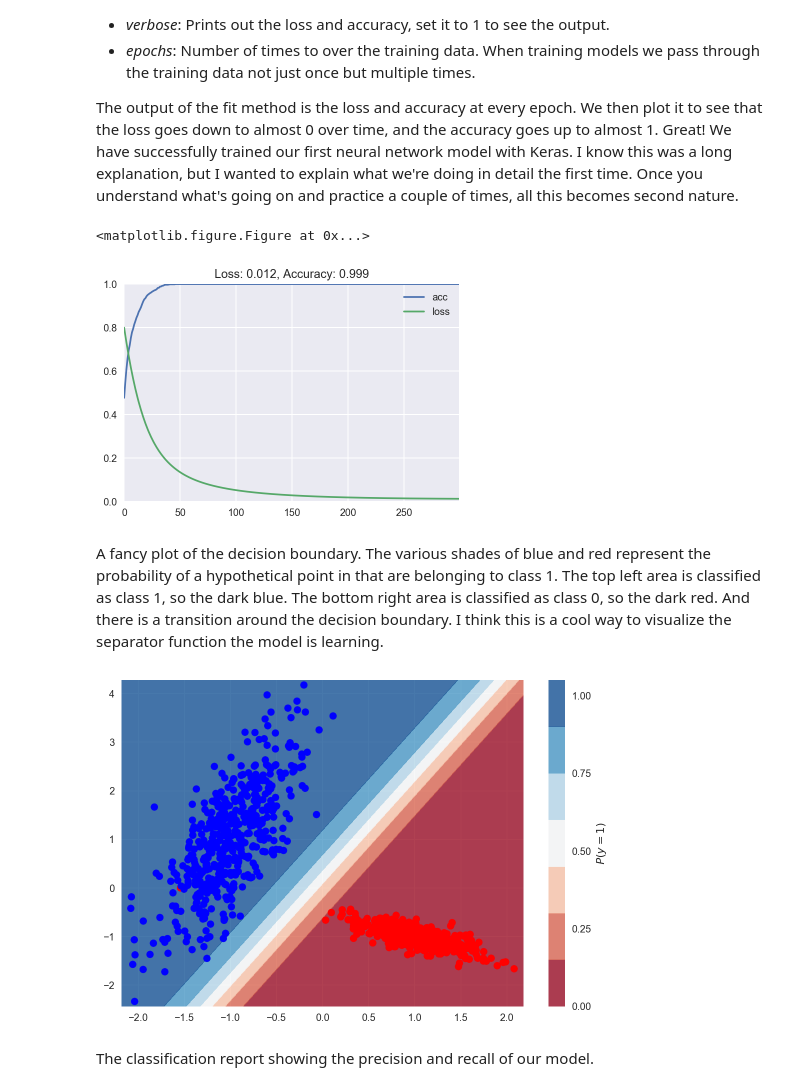
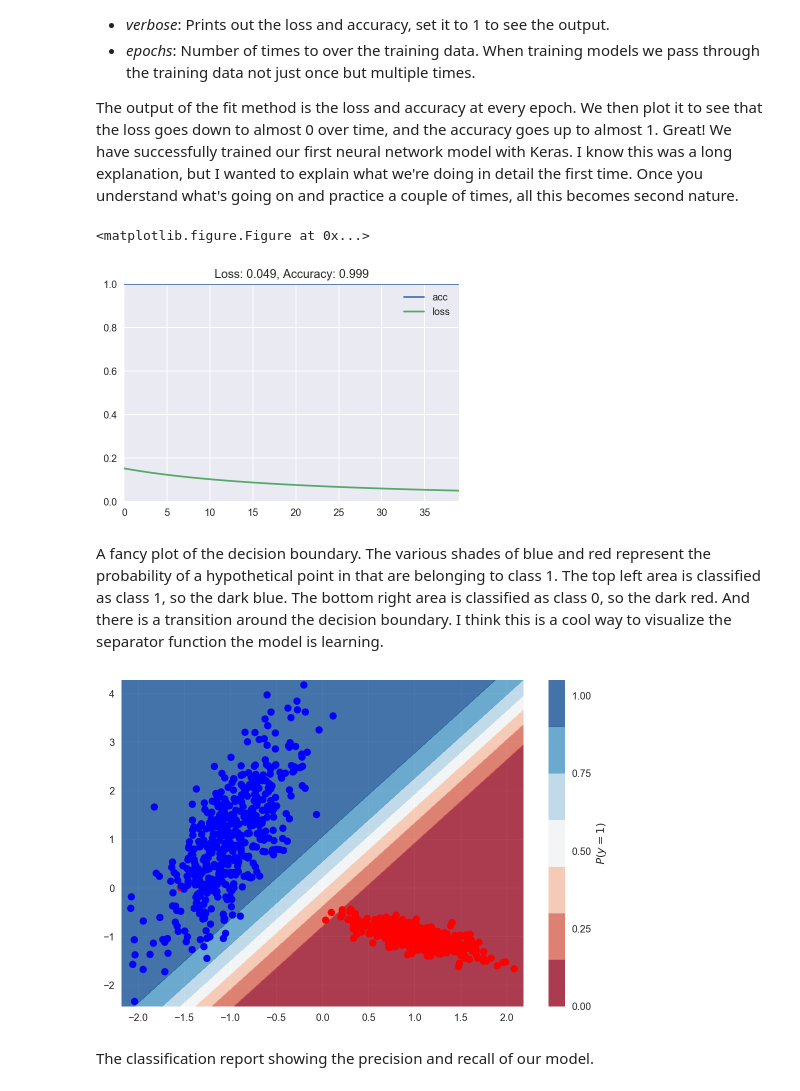
Before and after one commit to ardendertat/Applied-Deep-Learning-with-Keras, a Jupyter notebook: notebooks/Artificial Neural Networks.ipynb, the cells around one changed output. Drawn from its saved outputs; the diff is of its cells as text; code cells hidden in the pictures.

```diff
--- a/notebooks/Artificial Neural Networks.ipynb
+++ b/notebooks/Artificial Neural Networks.ipynb
@@ -175,20 +176,20 @@ The output of the fit method is the loss and accuracy at every epoch. We then pl
 # %%
 model = Sequential()
 model.add(Dense(units=1, input_shape=(2,), activation='sigmoid'))
 
 model.compile(optimizer='adam', loss='binary_crossentropy', metrics=['accuracy'])
 
-history = model.fit(x=X, y=y, verbose=0, epochs=300)
+history = model.fit(x=X, y=y, verbose=0, epochs=40)
 plot_loss_accuracy(history)
 # %% [output]
 <matplotlib.figure.Figure at 0x...>
-[figure, old version]
+[figure, new version]
 # %% [markdown]
 A fancy plot of the decision boundary. The various shades of blue and red represent the probability of a hypothetical point in that are belonging to class 1. The top left area is classified as class 1, so the dark blue. The bottom right area is classified as class 0, so the dark red. And there is a transition around the decision boundary. I think this is a cool way to visualize the separator function the model is learning.
 # %%
 plot_decision_boundary(lambda x: model.predict(x), X, y)
 # %% [output]
-[figure, old version]
+[figure, new version]
 # %% [markdown]
 The classification report showing the precision and recall of our model.
 # %%
```
Also changed, not shown: parts of 19 cells of this notebook.
